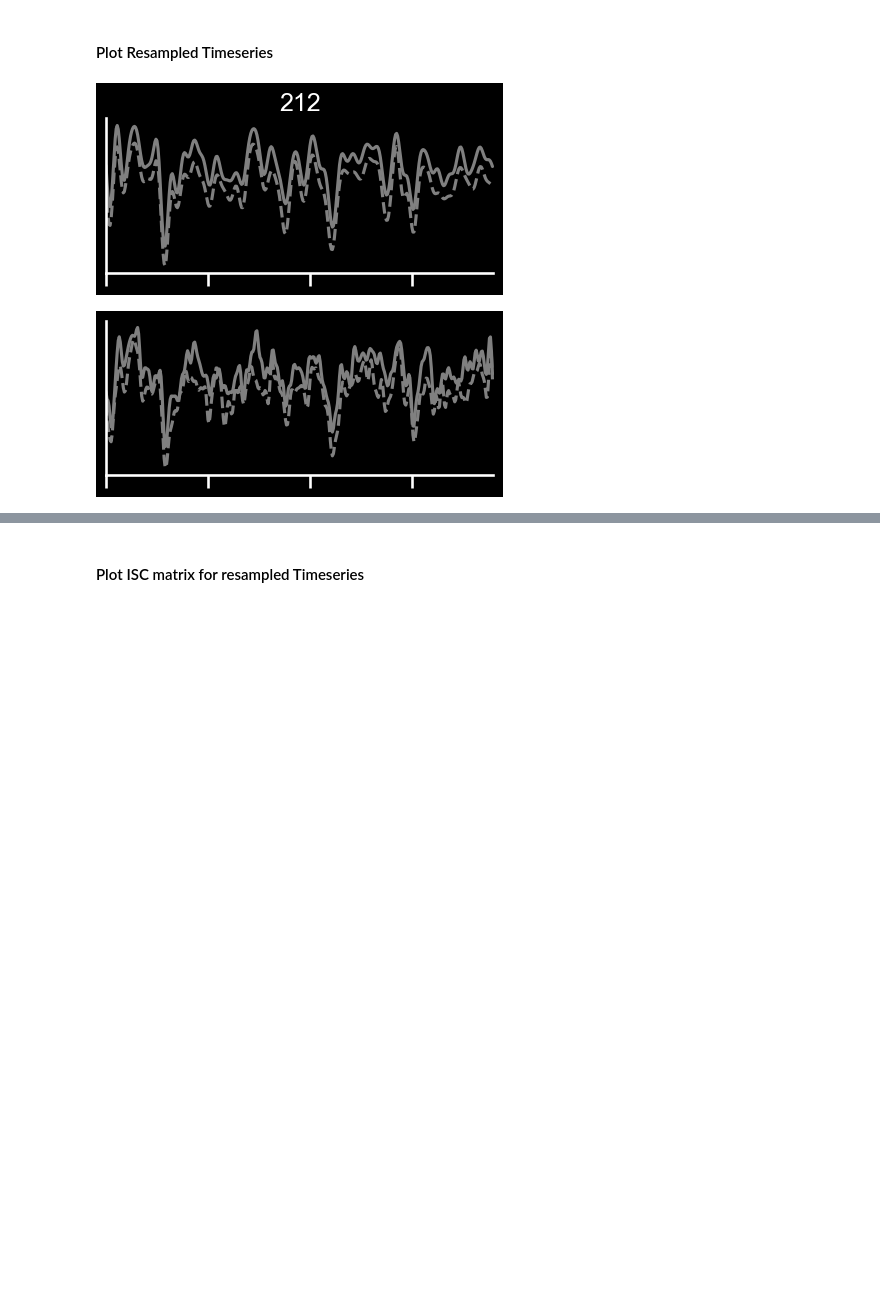
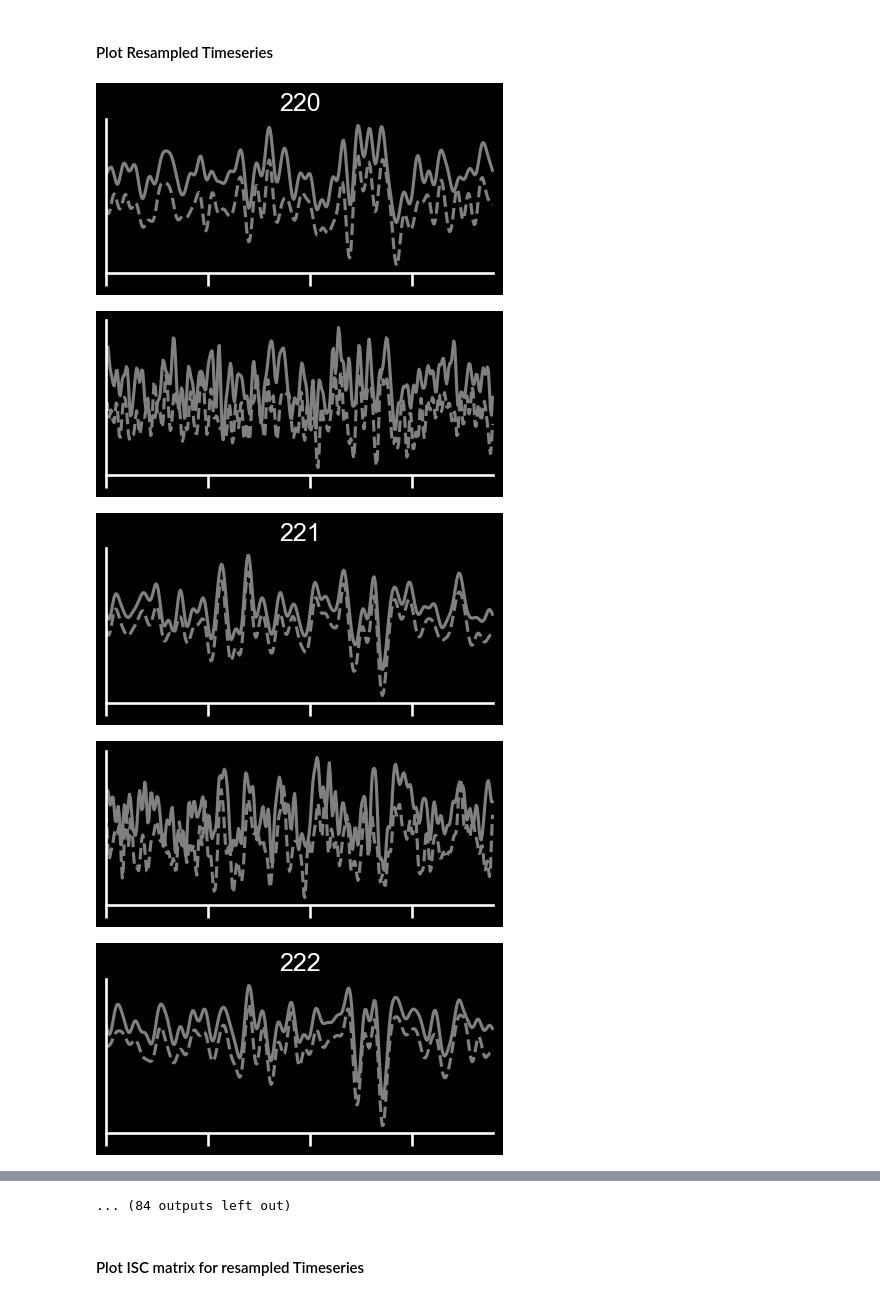
Before and after one commit to nomcomm/partlycloudy2, a Jupyter notebook: scripts/03_compare_isc_aus_isc_usa.ipynb, the cells around one changed output, grey strips where cells are left out. Drawn from its saved outputs; the diff is of its cells as text; code cells hidden in the pictures; blank space fills up the shorter version.

```diff
--- a/scripts/03_compare_isc_aus_isc_usa.ipynb
+++ b/scripts/03_compare_isc_aus_isc_usa.ipynb
@@ -138,29 +138,32 @@ resampled_aus_data2 = np.mean(resampled_aus_data[:,:,100:], axis = 2)
 # %% [markdown]
 #### Plot Resampled Timeseries
 # %%
-for curr_region in range(212,213):
+for curr_region in range(220,268):
 
     plt.figure(figsize = (5,2))
     #plt.subplot(2,1,2)
     plt.plot(resampled_aus_data1[:, curr_region], color = 'gray', linestyle = 'dashed')  #check
     plt.plot(resampled_aus_data2[:, curr_region]+0.5, color = 'gray')
     plt.xlim([0, 380])
     plt.yticks([])
     plt.title(str(curr_region))
     frame1 = plt.gca()
     frame1.axes.xaxis.set_ticklabels([])
     sns.despine()
 
     plt.figure(figsize = (5,2))
     #plt.subplot(2,1,1)
     plt.plot(resampled_usa_data1[:, curr_region], color = 'gray', linestyle = 'dashed')
     plt.plot(resampled_usa_data2[:, curr_region]+0.5, color = 'gray')
     plt.xlim([0, 380])
     plt.yticks([])
     frame1 = plt.gca()
     frame1.axes.xaxis.set_ticklabels([])
     sns.despine()
     plt.show()
 # %% [output]
-[figure, old version]
+[figure, new version]
-[figure, old version]
+[figure, new version]
+[figure, added]
+[figure, added]
+[figure, added]
@@ -167,3 +177,4 @@ for curr_region in range(212,213):
+... (84 outputs left out)
 # %% [markdown]
 #### Plot ISC matrix for resampled Timeseries
 # %%
```
Also changed, not shown: parts of 2 cells of this notebook, 1 other file.
